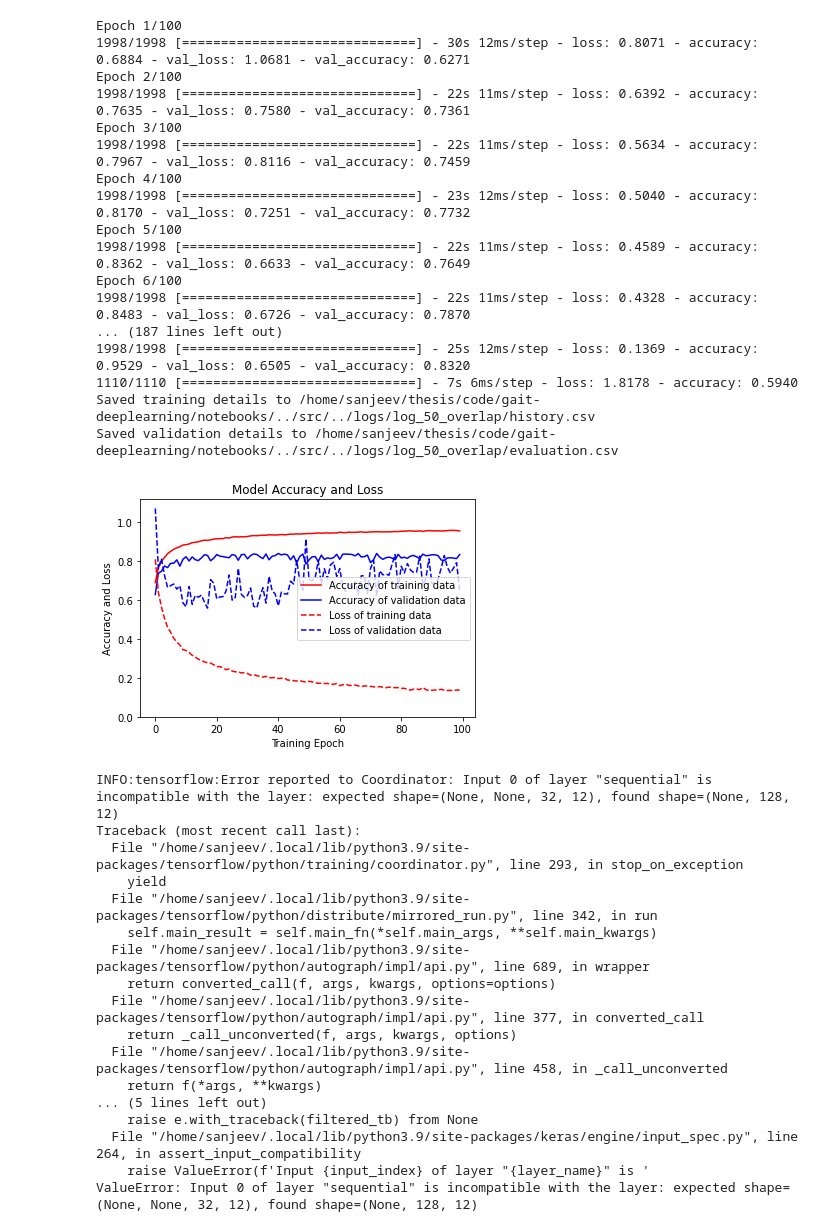
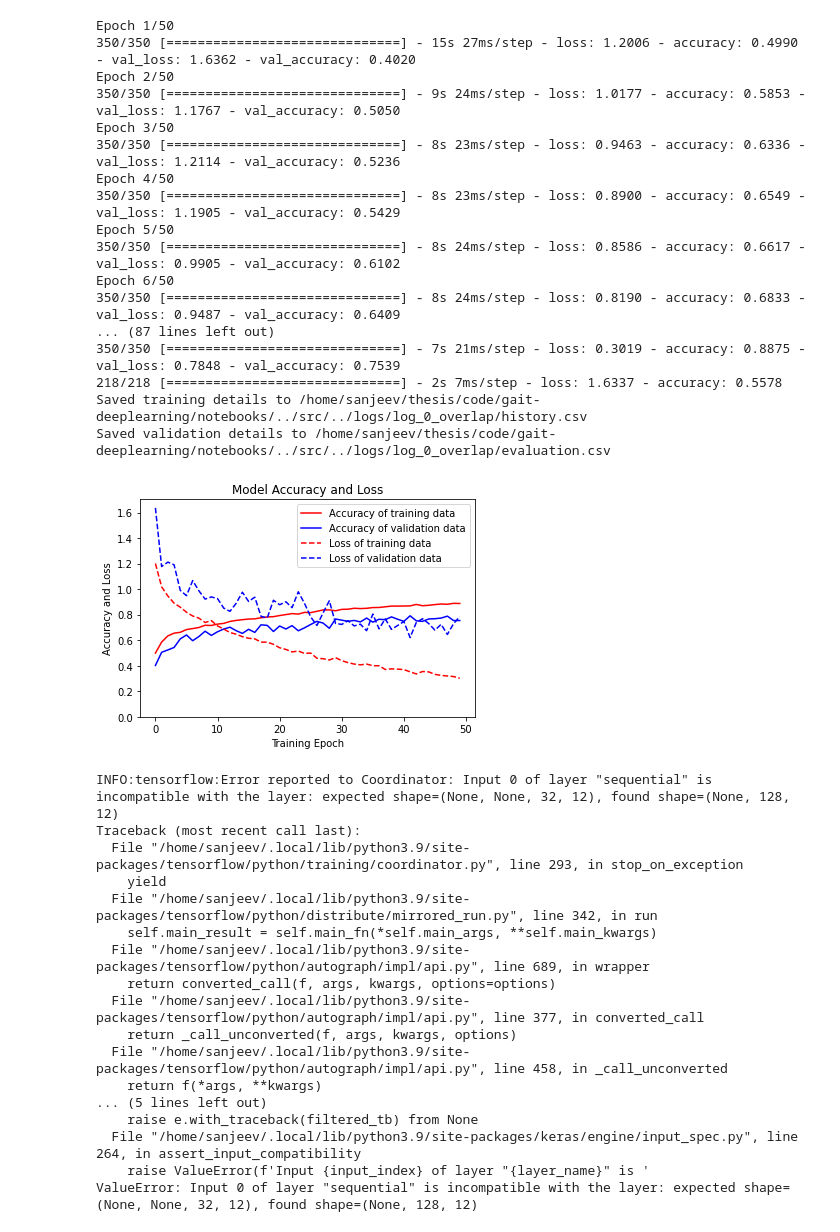
Before and after one commit to sanjevShakya/gait-deeplearning, a Jupyter notebook: notebooks/cnn-lstm.ipynb, the cells around one changed output. Drawn from its saved outputs; the diff is of its cells as text; code cells hidden in the pictures.

```diff
--- a/notebooks/cnn-lstm.ipynb
+++ b/notebooks/cnn-lstm.ipynb
@@ -20,18 +20,11 @@ def compute_resultant_gyro(X):
 def compute_resultant_angle(X):
     return np.sqrt(X[:,:,6] **2 + X[:,:,7] ** 2 + X[:,:,8] ** 2)
 # %%
-overlapPercents = [50]
+overlapPercents = [0]
 # overlapPercents = [0]
 # exclude_subjects = ['ddAeJA42PXvwthbW', 'nan', 'LLZjAPTyj7muHsEf',
 #                     'MMuX9YIh4NTbLZLM', 'cbOZWnI7s1y8oLD4', 'PE8D53oX060qLbdX', 'xYdtS1F8tDyjEIgN', 'sUZBISq61Y7I5tqQ']
-exclude_subjects = ['ddAeJA42PXvwthbW', 'nan', '0DXZFsYOfgqsYe0Z',
-                    '0UXFxu10k0En1vDK',
-                    'KNmC3LADpLyH5qJA',
-                    'WAb2Ztvv2ux95P4Q',
-                    'YbJVcb4vFFjKKlfe',
-                    'ewpnQDEzR8hTqPRY',
-                    'kPNKVxgIznp3Vskg',
-                    'qyP4saGxcV9UfeQI', ]
+exclude_subjects = ['ddAeJA42PXvwthbW', 'nan']
 for OVERLAP_PERCENT in overlapPercents:
     gpus = tf.config.list_logical_devices('GPU')
     strategy = tf.distribute.MirroredStrategy(gpus)
@@ -64,7 +57,7 @@ for OVERLAP_PERCENT in overlapPercents:
             X, y, subjects, train_percent=0.8)
 
         model, history, evaluation_history = train_model(
-            X_train, y_train, X_test, y_test, overlap_percent=OVERLAP_PERCENT, batch_size=16, epochs=100, variant="cnn_lstm")
+            X_train, y_train, X_test, y_test, overlap_percent=OVERLAP_PERCENT, batch_size=16, epochs=50, variant="cnn_lstm")
         save_history(history, OVERLAP_PERCENT)
         save_test_history(evaluation_history, OVERLAP_PERCENT)
         save_accuracy_loss_figure(history, OVERLAP_PERCENT)
@@ -93,21 +86,21 @@ Model saved at filepath : /home/sanjeev/thesis/code/gait-deeplearning/notebooks/
-Epoch 1/100
-1998/1998 [==============================] - 30s 12ms/step - loss: 0.8071 - accuracy: 0.6884 - val_loss: 1.0681 - val_accuracy: 0.6271
-Epoch 2/100
-1998/1998 [==============================] - 22s 11ms/step - loss: 0.6392 - accuracy: 0.7635 - val_loss: 0.7580 - val_accuracy: 0.7361
-Epoch 3/100
-1998/1998 [==============================] - 22s 11ms/step - loss: 0.5634 - accuracy: 0.7967 - val_loss: 0.8116 - val_accuracy: 0.7459
-Epoch 4/100
-1998/1998 [==============================] - 23s 12ms/step - loss: 0.5040 - accuracy: 0.8170 - val_loss: 0.7251 - val_accuracy: 0.7732
-Epoch 5/100
-1998/1998 [==============================] - 22s 11ms/step - loss: 0.4589 - accuracy: 0.8362 - val_loss: 0.6633 - val_accuracy: 0.7649
-Epoch 6/100
-1998/1998 [==============================] - 22s 11ms/step - loss: 0.4328 - accuracy: 0.8483 - val_loss: 0.6726 - val_accuracy: 0.7870
-... (187 lines left out)
-1998/1998 [==============================] - 25s 12ms/step - loss: 0.1369 - accuracy: 0.9529 - val_loss: 0.6505 - val_accuracy: 0.8320
-1110/1110 [==============================] - 7s 6ms/step - loss: 1.8178 - accuracy: 0.5940
-Saved training details to /home/sanjeev/thesis/code/gait-deeplearning/notebooks/../src/../logs/log_50_overlap/history.csv
-Saved validation details to /home/sanjeev/thesis/code/gait-deeplearning/notebooks/../src/../logs/log_50_overlap/evaluation.csv
+Epoch 1/50
+350/350 [==============================] - 15s 27ms/step - loss: 1.2006 - accuracy: 0.4990 - val_loss: 1.6362 - val_accuracy: 0.4020
+Epoch 2/50
+350/350 [==============================] - 9s 24ms/step - loss: 1.0177 - accuracy: 0.5853 - val_loss: 1.1767 - val_accuracy: 0.5050
+Epoch 3/50
+350/350 [==============================] - 8s 23ms/step - loss: 0.9463 - accuracy: 0.6336 - val_loss: 1.2114 - val_accuracy: 0.5236
+Epoch 4/50
+350/350 [==============================] - 8s 23ms/step - loss: 0.8900 - accuracy: 0.6549 - val_loss: 1.1905 - val_accuracy: 0.5429
+Epoch 5/50
+350/350 [==============================] - 8s 24ms/step - loss: 0.8586 - accuracy: 0.6617 - val_loss: 0.9905 - val_accuracy: 0.6102
+Epoch 6/50
+350/350 [==============================] - 8s 24ms/step - loss: 0.8190 - accuracy: 0.6833 - val_loss: 0.9487 - val_accuracy: 0.6409
+... (87 lines left out)
+350/350 [==============================] - 7s 21ms/step - loss: 0.3019 - accuracy: 0.8875 - val_loss: 0.7848 - val_accuracy: 0.7539
+218/218 [==============================] - 2s 7ms/step - loss: 1.6337 - accuracy: 0.5578
+Saved training details to /home/sanjeev/thesis/code/gait-deeplearning/notebooks/../src/../logs/log_0_overlap/history.csv
+Saved validation details to /home/sanjeev/thesis/code/gait-deeplearning/notebooks/../src/../logs/log_0_overlap/evaluation.csv
-[figure, old version]
+[figure, new version]
 INFO:tensorflow:Error reported to Coordinator: Input 0 of layer "sequential" is incompatible with the layer: expected shape=(None, None, 32, 12), found shape=(None, 128, 12)
 Traceback (most recent call last):
   File "/home/sanjeev/.local/lib/python3.9/site-packages/tensorflow/python/training/coordinator.py", line 293, in stop_on_exception
```
Also changed, not shown: parts of 3 cells of this notebook, 5 other files.
